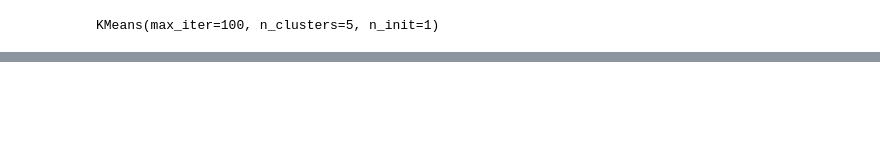
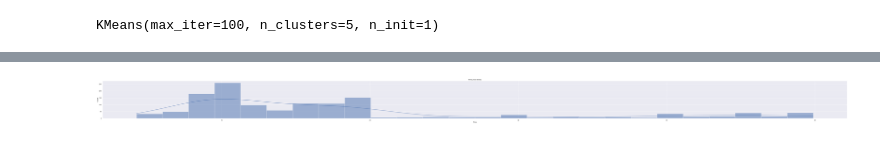
Before and after one commit to AndreaCamilloni/DM2583-project, a Jupyter notebook: notebook.ipynb, the cells around one changed output, grey strips where cells are left out. Saved outputs shown, nothing was run; the diff lists cells and outputs as text; code cells hidden in the pictures; blank space fills up the shorter version.

```diff
--- a/notebook.ipynb
+++ b/notebook.ipynb
@@ -276,0 +241,8 @@ full_df[full_df.cluster==4].groupby(by="Sentiment").count()
+# %%
+df = wines_df[wines_df.Price<50].sort_values('Price')
+bins =  np.arange(0, 50.0, 2)
+#plt.hist(df['Price'], bins)
+sns.histplot(data=df['Price'], kde=True).set(title='Wine price density')
+sns.set(rc={'figure.figsize':(10,10)})
+# %% [output]
+[figure, added]
```
Also changed, not shown: parts of 30 cells of this notebook, 1 other file.
